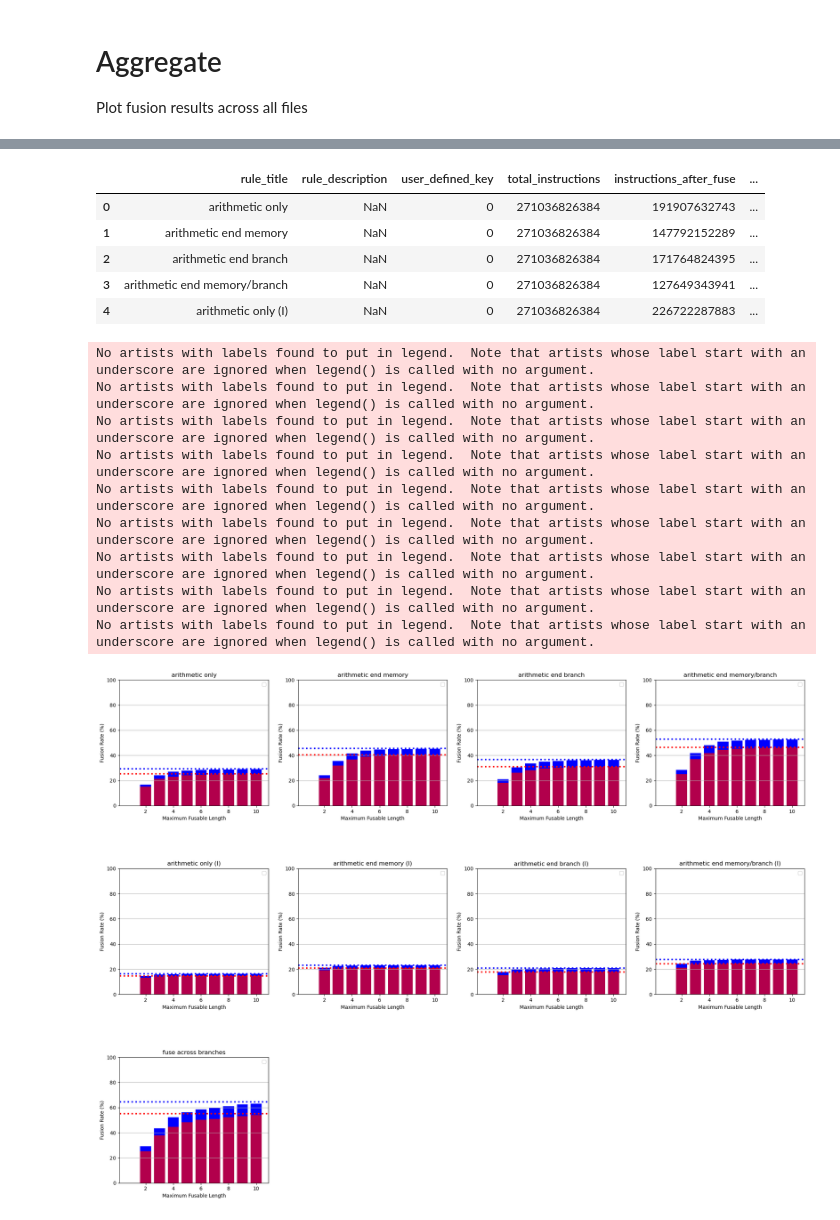
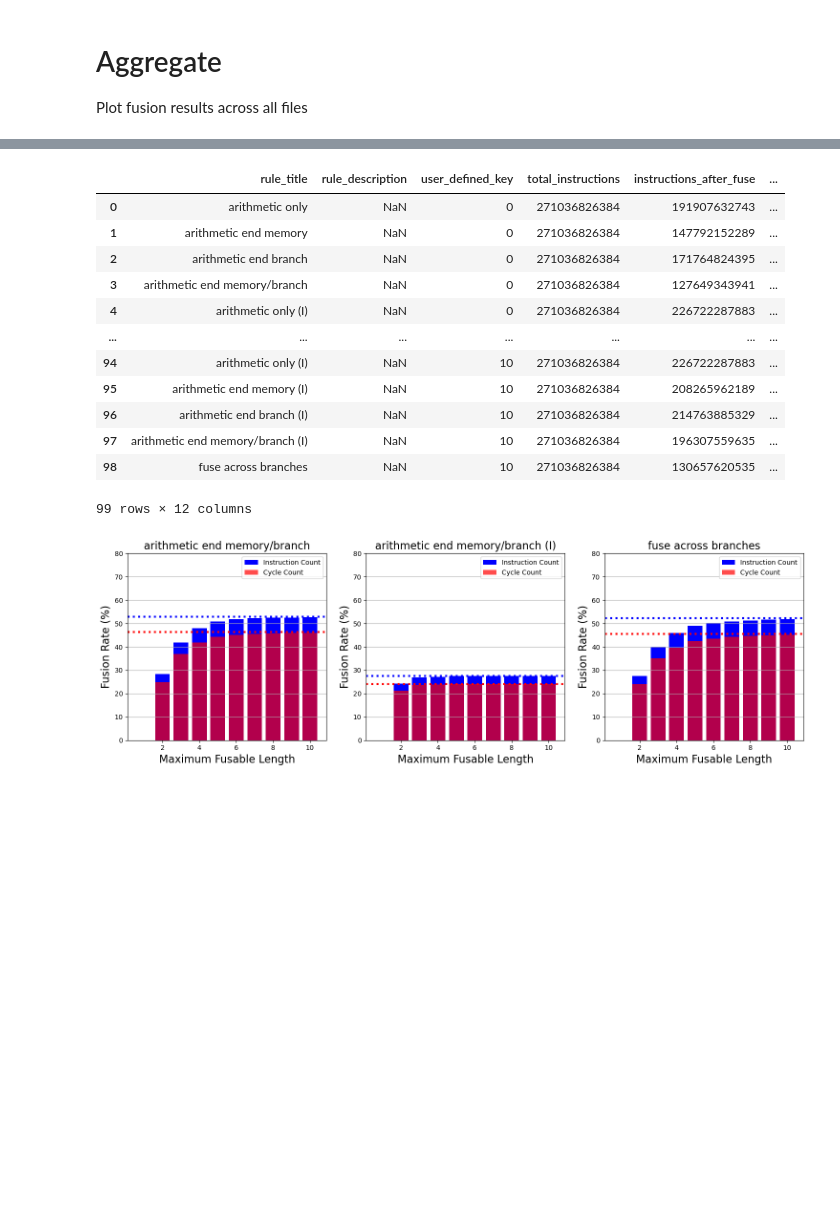
Before and after one commit to elizabethhsy/InstructionFusion, a Jupyter notebook: python/aggregate overall.ipynb, the cells around one changed output, grey strips where cells are left out. Saved outputs shown, nothing was run; the diff lists cells and outputs as text; code cells hidden in the pictures; blank space fills up the shorter version.

```diff
--- a/python/aggregate overall.ipynb
+++ b/python/aggregate overall.ipynb
@@ -35,7 +35,7 @@ df1 = pd.read_csv(csv_path1)
 df2 = pd.read_csv(csv_path2)
 df = pd.merge(df1, df2, on=["rule_title", "rule_description", "user_defined_key"], how="inner")
 # %%
-df.head()
+df
 # %% [output]
 |  | rule_title | rule_description | user_defined_key | total_instructions | instructions_after_fuse | ... |
 | 0 | arithmetic only | NaN | 0 | 271036826384 | 191907632743 | ... |
@@ -43,52 +43,50 @@ df.head()
 | 2 | arithmetic end branch | NaN | 0 | 271036826384 | 171764824395 | ... |
 | 3 | arithmetic end memory/branch | NaN | 0 | 271036826384 | 127649343941 | ... |
 | 4 | arithmetic only (I) | NaN | 0 | 271036826384 | 226722287883 | ... |
+| ... | ... | ... | ... | ... | ... | ... |
+| 94 | arithmetic only (I) | NaN | 10 | 271036826384 | 226722287883 | ... |
+| 95 | arithmetic end memory (I) | NaN | 10 | 271036826384 | 208265962189 | ... |
+| 96 | arithmetic end branch (I) | NaN | 10 | 271036826384 | 214763885329 | ... |
+| 97 | arithmetic end memory/branch (I) | NaN | 10 | 271036826384 | 196307559635 | ... |
+| 98 | fuse across branches | NaN | 10 | 271036826384 | 130657620535 | ... |
+99 rows × 12 columns
 # %%
-# allowed_titles = ['arithmetic end memory/branch', 'arithmetic end memory/branch (I)']
-# filtered_df = df[df['rule_title'].isin(allowed_titles)]
+allowed_titles = ['arithmetic end memory/branch', 'arithmetic end memory/branch (I)', 'fuse across branches']
+df = df[df['rule_title'].isin(allowed_titles)]
 
 grouped = df.groupby(['rule_title'], dropna=False, sort=False)
 # %%
 num_groups = len(grouped)
 cols = 4
 rows = math.ceil(num_groups / cols)
 fig, axes = plt.subplots(rows, cols, figsize=(20, 5 * rows))
 axes = axes.flatten()
 
 for i, (group_name, group_data) in enumerate(grouped):
     data = group_data.reset_index()
     first_value_instructions = data['percentage_fused'].iloc[0]
     axes[i].axhline(y=first_value_instructions, color='blue', linestyle='dotted', linewidth=3)
     axes[i].bar(data['user_defined_key'][1:101], data['percentage_fused'][1:101], color='blue', label='Instruction Count')
 
     first_value_cycles = data['cycle_percentage'].iloc[0]
     axes[i].axhline(y=first_value_cycles, color='red', linestyle='dotted', linewidth=3)
-    axes[i].bar(data['user_defined_key'][1:101], data['cycle_percentage'][1:101], color='red', alpha=0.7)
+    axes[i].bar(data['user_defined_key'][1:101], data['cycle_percentage'][1:101], color='red', alpha=0.7, label='Cycle Count')
 
-    axes[i].set_title(f'{group_name}')
-    axes[i].set_xlabel('Maximum Fusable Length')
-    axes[i].set_ylabel('Fusion Rate (%)')
+    axes[i].set_title(f'{group_name}', fontsize=16)
+    axes[i].set_xlabel('Maximum Fusable Length', fontsize=16)
+    axes[i].set_ylabel('Fusion Rate (%)', fontsize=16)
     axes[i].tick_params(axis='x')
     axes[i].grid(axis='y')
-    axes[i].set_ylim(bottom=0, top=100)
+    axes[i].set_ylim(bottom=0, top=80)
 
     axes[i].legend()
 
 for j in range(i + 1, len(axes)):
     fig.delaxes(axes[j])
 
 plt.tight_layout()
 plt.subplots_adjust(wspace=0.2, hspace=0.5)
 plt.savefig(img_path, dpi=300, bbox_inches='tight')
 plt.show()
 # %% [output]
-No artists with labels found to put in legend.  Note that artists whose label start with an underscore are ignored when legend() is called with no argument.
-No artists with labels found to put in legend.  Note that artists whose label start with an underscore are ignored when legend() is called with no argument.
-No artists with labels found to put in legend.  Note that artists whose label start with an underscore are ignored when legend() is called with no argument.
-No artists with labels found to put in legend.  Note that artists whose label start with an underscore are ignored when legend() is called with no argument.
-No artists with labels found to put in legend.  Note that artists whose label start with an underscore are ignored when legend() is called with no argument.
-No artists with labels found to put in legend.  Note that artists whose label start with an underscore are ignored when legend() is called with no argument.
-No artists with labels found to put in legend.  Note that artists whose label start with an underscore are ignored when legend() is called with no argument.
-No artists with labels found to put in legend.  Note that artists whose label start with an underscore are ignored when legend() is called with no argument.
-No artists with labels found to put in legend.  Note that artists whose label start with an underscore are ignored when legend() is called with no argument.
-[figure, old version]
+[figure, new version]
```
Also changed, not shown: parts of 1 cell of this notebook, 10 other files.
